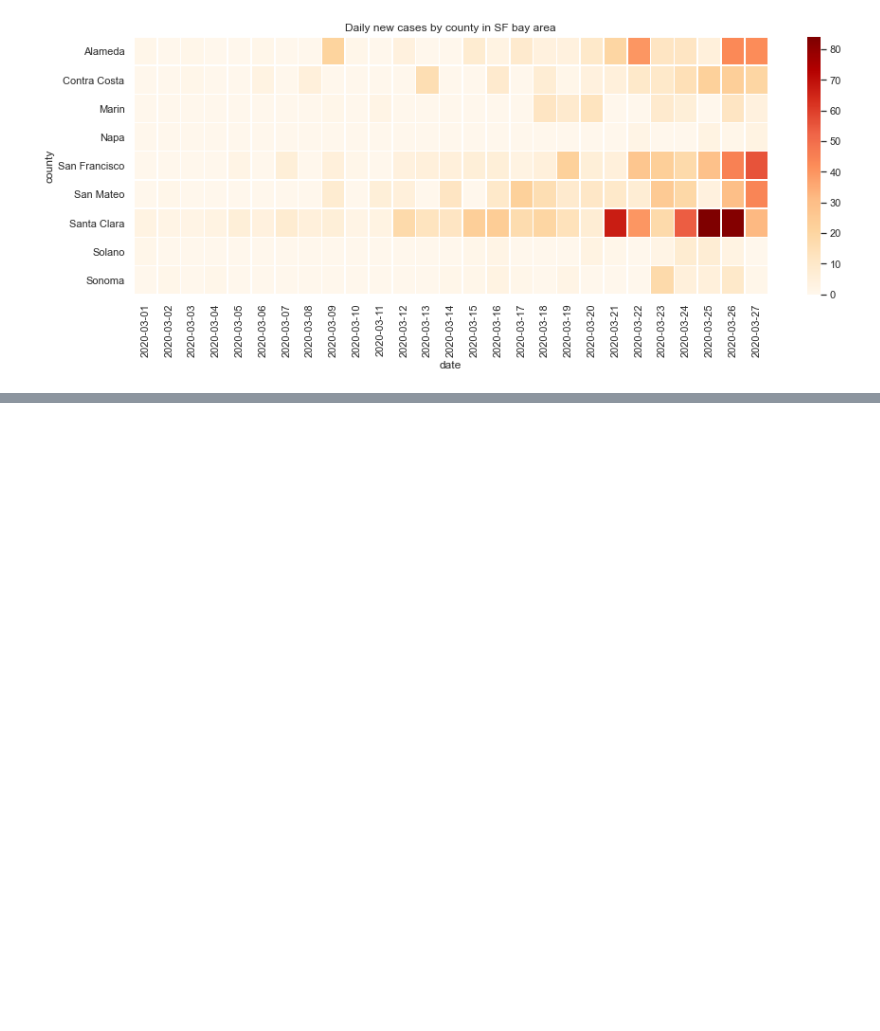
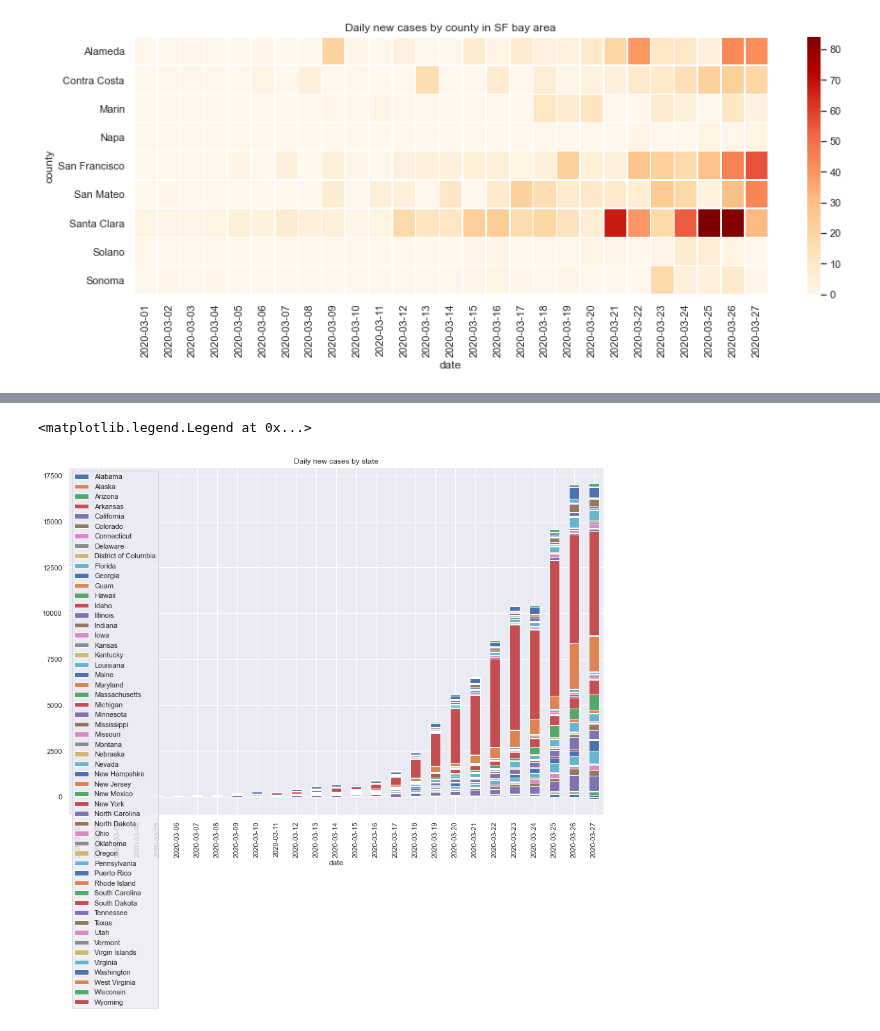
Before and after one commit to yosukesuzuki/covid19-sf-bayarea, a Jupyter notebook: SF-bay-area-COVID19-new-cases-by-county-by-date.ipynb, the cells around one changed output, grey strips where cells are left out. Saved outputs shown, nothing was run; the diff lists cells and outputs as text; code cells hidden in the pictures; blank space fills up the shorter version.

```diff
--- a/SF-bay-area-COVID19-new-cases-by-county-by-date.ipynb
+++ b/SF-bay-area-COVID19-new-cases-by-county-by-date.ipynb
@@ -86,0 +155,3 @@ sns.heatmap(by_county_by_date_diff.T, cmap="OrRd",linewidths=.5, ax=ax)
+# %%
+state_df = pd.read_csv("https://raw.githubusercontent.com/nytimes/covid-19-data/master/us-states.csv", header=0)
+state_df
@@ -86,0 +172,3 @@ sns.heatmap(by_county_by_date_diff.T, cmap="OrRd",linewidths=.5, ax=ax)
+# %%
+state_df_mar = state_df[state_df['date'] > '2020-02-28']
+state_df_mar
@@ -86,0 +189,3 @@ sns.heatmap(by_county_by_date_diff.T, cmap="OrRd",linewidths=.5, ax=ax)
+# %%
+by_state_by_date = state_df_mar.pivot_table(index='date', columns='state',values='cases', fill_value=0)
+by_state_by_date
@@ -86,0 +212,3 @@ sns.heatmap(by_county_by_date_diff.T, cmap="OrRd",linewidths=.5, ax=ax)
+# %%
+by_state_by_date_diff = by_state_by_date.diff().iloc[1:]
+by_state_by_date_diff
@@ -86,0 +235,6 @@ sns.heatmap(by_county_by_date_diff.T, cmap="OrRd",linewidths=.5, ax=ax)
+# %%
+ax3 = by_state_by_date_diff.plot.bar(stacked=True, figsize=(15,10), title='Daily new cases by state')
+ax3.legend(loc='upper left')
+# %% [output]
+<matplotlib.legend.Legend at 0x...>
+[figure, added]
```
Also changed, not shown: parts of 9 cells of this notebook.
